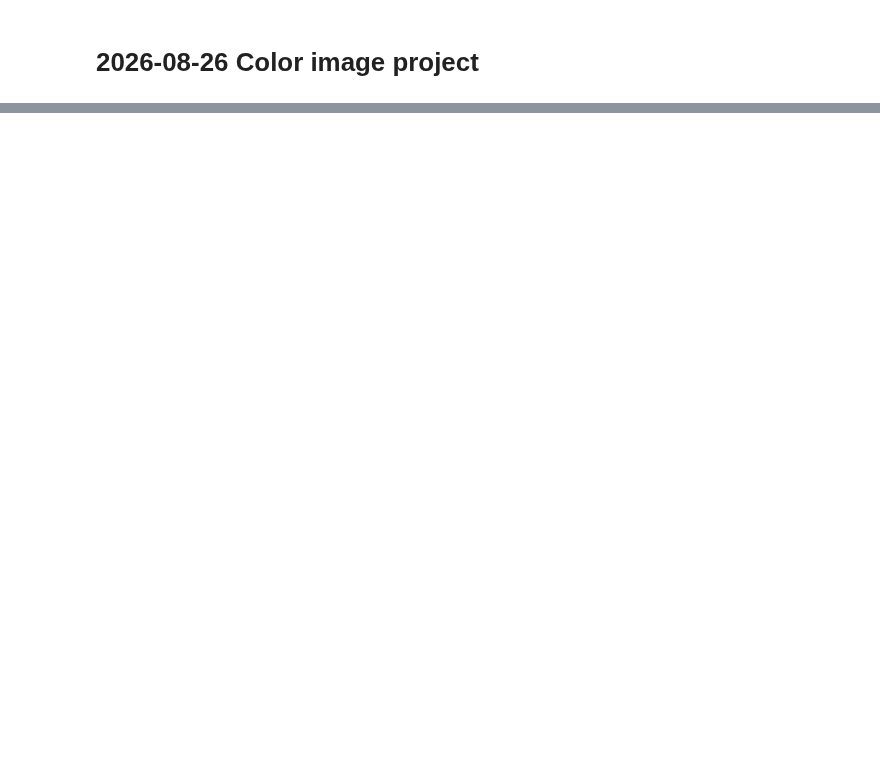
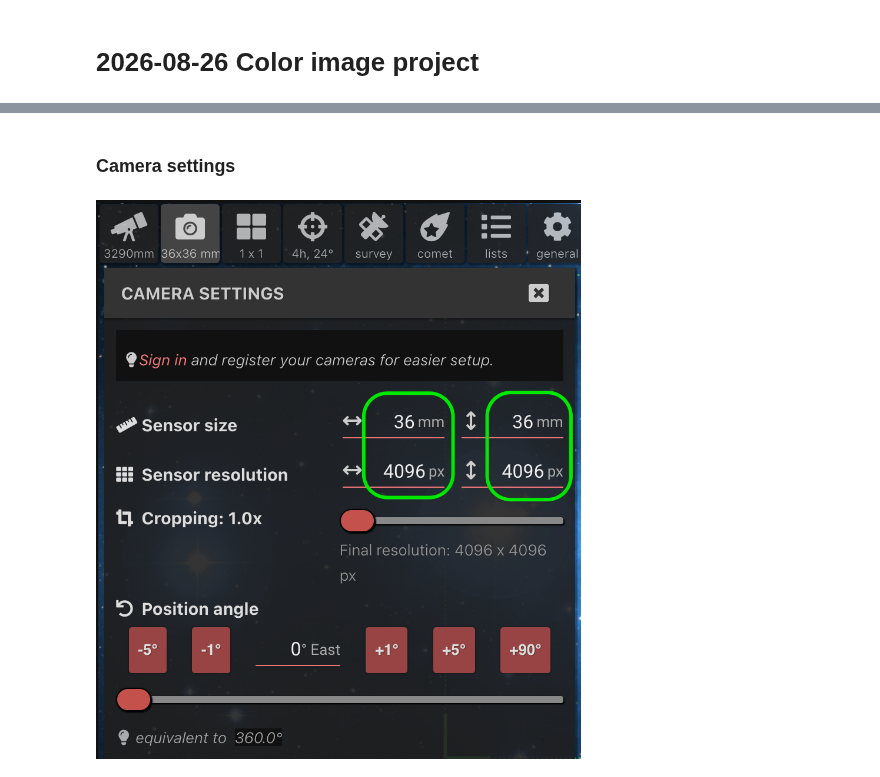
Before and after one commit to mwcraig/ast266-notes, a Jupyter notebook: 2026-08-26-Intro-Color-Image.ipynb, the cells around one changed output, grey strips where cells are left out. Saved outputs shown, nothing was run; the diff lists cells and outputs as text; code cells hidden in the pictures; blank space fills up the shorter version.

```diff
--- a/2026-08-26-Intro-Color-Image.ipynb
+++ b/2026-08-26-Intro-Color-Image.ipynb
@@ -38,0 +64,6 @@ Several (10 or 20 of each filter) images were combined to make one nicer image i
+# %% [markdown]
+### Camera settings
+# %%
+Image('media/TS-camera-settings.png')
+# %% [output]
+[figure, added]
```
Also changed, not shown: parts of 8 cells of this notebook, 4 other files.
